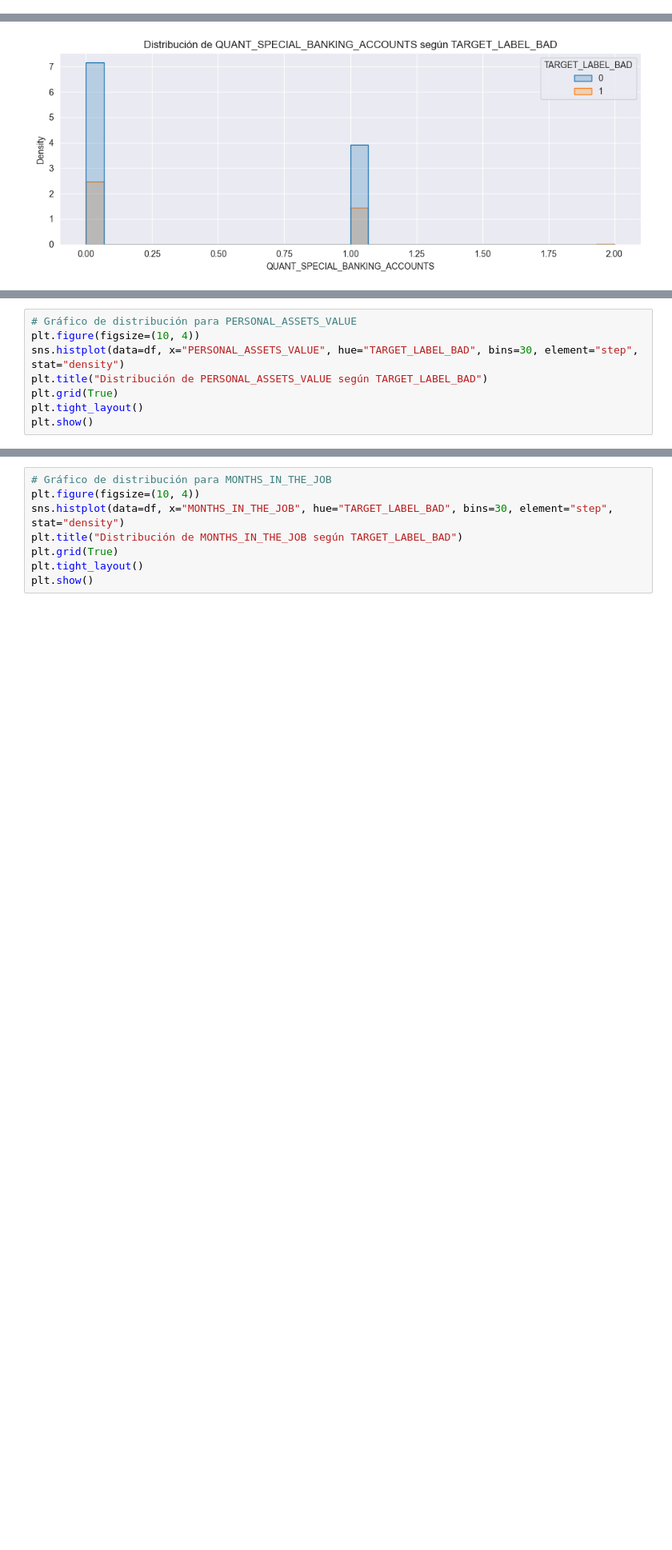
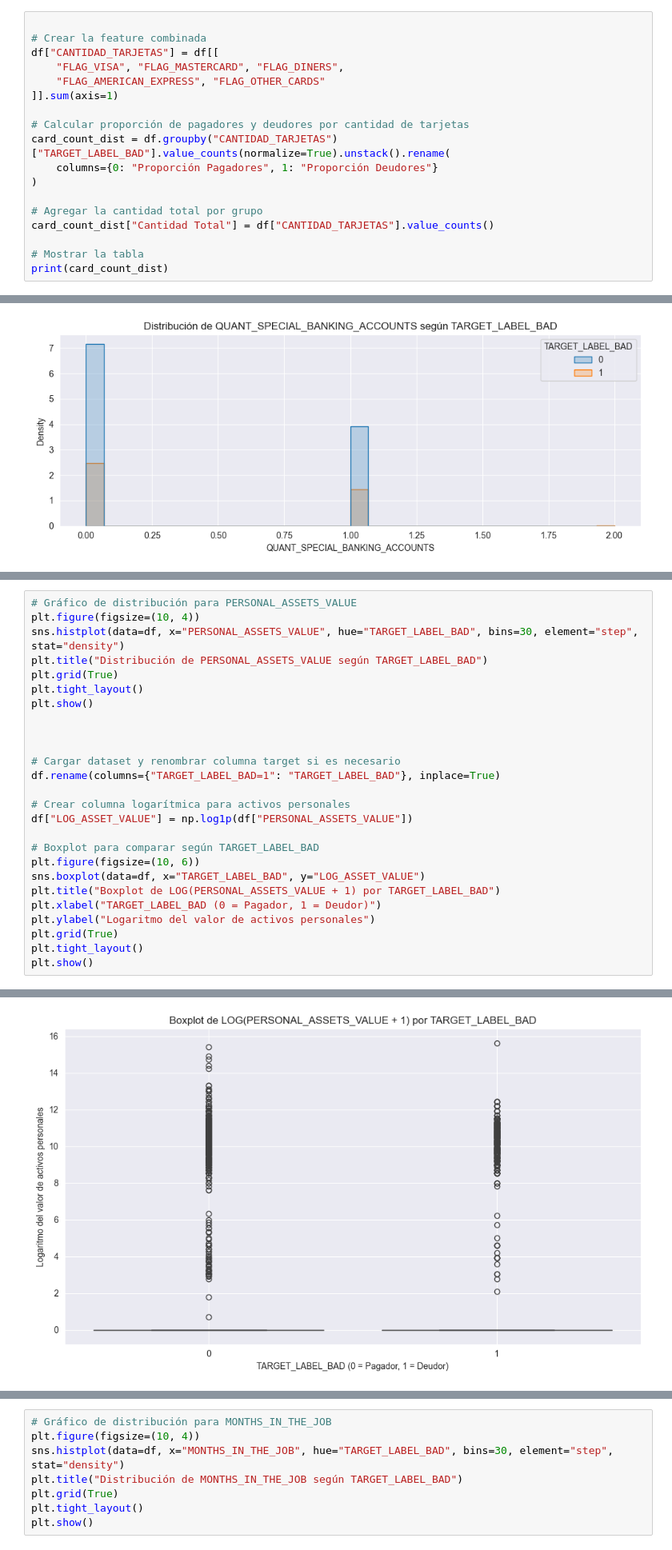
Before and after one commit to alkimer/CreditRiskAnalysisProject, a Jupyter notebook: credit_risk_analysis/EDA/EDA_Ustarroz_Numericos.ipynb, the cells around one changed output, grey strips where cells are left out. Shown at 80% size. Saved outputs shown, nothing was run; the diff lists cells and outputs as text; blank space fills up the shorter version.

```diff
--- a/credit_risk_analysis/EDA/EDA_Ustarroz_Numericos.ipynb
+++ b/credit_risk_analysis/EDA/EDA_Ustarroz_Numericos.ipynb
@@ -535,0 +582,18 @@ plt.show()
+# %%
+
+# Crear la feature combinada
+df["CANTIDAD_TARJETAS"] = df[[
+    "FLAG_VISA", "FLAG_MASTERCARD", "FLAG_DINERS",
+    "FLAG_AMERICAN_EXPRESS", "FLAG_OTHER_CARDS"
+]].sum(axis=1)
+
+# Calcular proporción de pagadores y deudores por cantidad de tarjetas
+card_count_dist = df.groupby("CANTIDAD_TARJETAS")["TARGET_LABEL_BAD"].value_counts(normalize=True).unstack().rename(
+    columns={0: "Proporción Pagadores", 1: "Proporción Deudores"}
+)
+
+# Agregar la cantidad total por grupo
+card_count_dist["Cantidad Total"] = df["CANTIDAD_TARJETAS"].value_counts()
+
+# Mostrar la tabla
+print(card_count_dist)
@@ -556,12 +645,31 @@ Este análisis debe ajustarse a lo que se observa visualmente.)
 # %%
 # Gráfico de distribución para PERSONAL_ASSETS_VALUE
 plt.figure(figsize=(10, 4))
 sns.histplot(data=df, x="PERSONAL_ASSETS_VALUE", hue="TARGET_LABEL_BAD", bins=30, element="step", stat="density")
 plt.title("Distribución de PERSONAL_ASSETS_VALUE según TARGET_LABEL_BAD")
 plt.grid(True)
 plt.tight_layout()
 plt.show()
+
+
+
+# Cargar dataset y renombrar columna target si es necesario
+df.rename(columns={"TARGET_LABEL_BAD=1": "TARGET_LABEL_BAD"}, inplace=True)
+
+# Crear columna logarítmica para activos personales
+df["LOG_ASSET_VALUE"] = np.log1p(df["PERSONAL_ASSETS_VALUE"])
+
+# Boxplot para comparar según TARGET_LABEL_BAD
+plt.figure(figsize=(10, 6))
+sns.boxplot(data=df, x="TARGET_LABEL_BAD", y="LOG_ASSET_VALUE")
+plt.title("Boxplot de LOG(PERSONAL_ASSETS_VALUE + 1) por TARGET_LABEL_BAD")
+plt.xlabel("TARGET_LABEL_BAD (0 = Pagador, 1 = Deudor)")
+plt.ylabel("Logaritmo del valor de activos personales")
+plt.grid(True)
+plt.tight_layout()
+plt.show()
 # %% [output]
 [figure]
+[figure, added]
 # %% [markdown]
 **Análisis para `PERSONAL_ASSETS_VALUE`**
```
Also changed, not shown: parts of 58 cells of this notebook, 1 other file.
